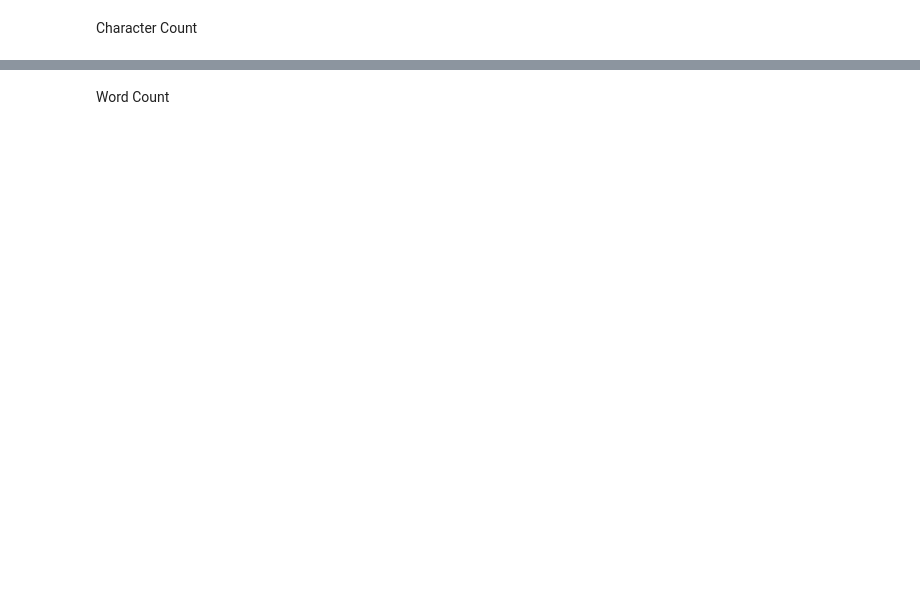
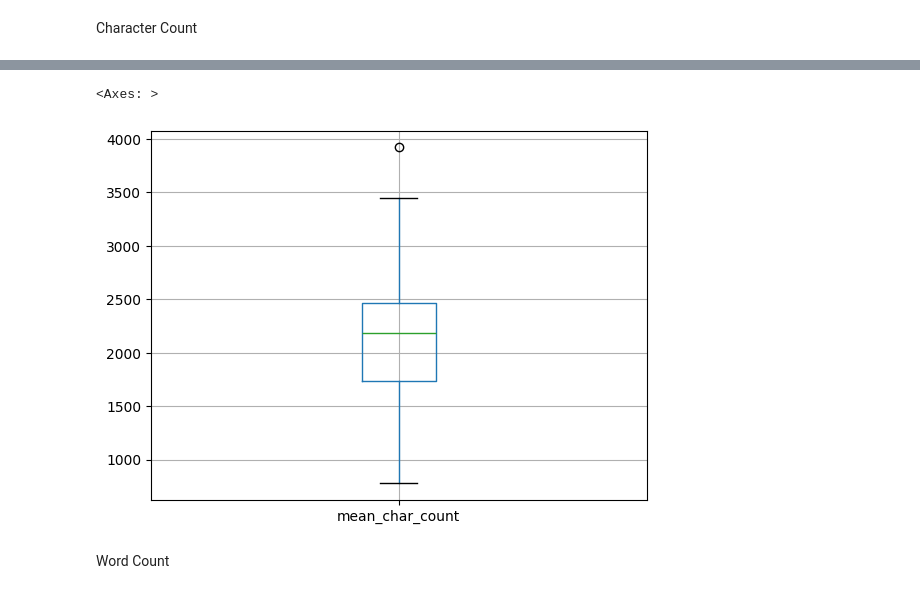
Before and after one commit to jl8771/TextbookGPTApplication, a Jupyter notebook: generate_plots.ipynb, the cells around one changed output, grey strips where cells are left out. Drawn from its saved outputs; the diff is of its cells as text; code cells hidden in the pictures; blank space fills up the shorter version.

```diff
--- a/generate_plots.ipynb
+++ b/generate_plots.ipynb
@@ -33,5 +42,8 @@ char_count_df['mean_char_count'].hist(bins=20, grid=False)
 # %%
-char_count_df['mean_char_count'].boxplot()
+char_count_df.boxplot('mean_char_count')
+# %% [output]
+<Axes: >
+[figure, added]
 # %% [markdown]
 Word Count
 # %%
```
Also changed, not shown: parts of 11 cells of this notebook, 1 other file.
